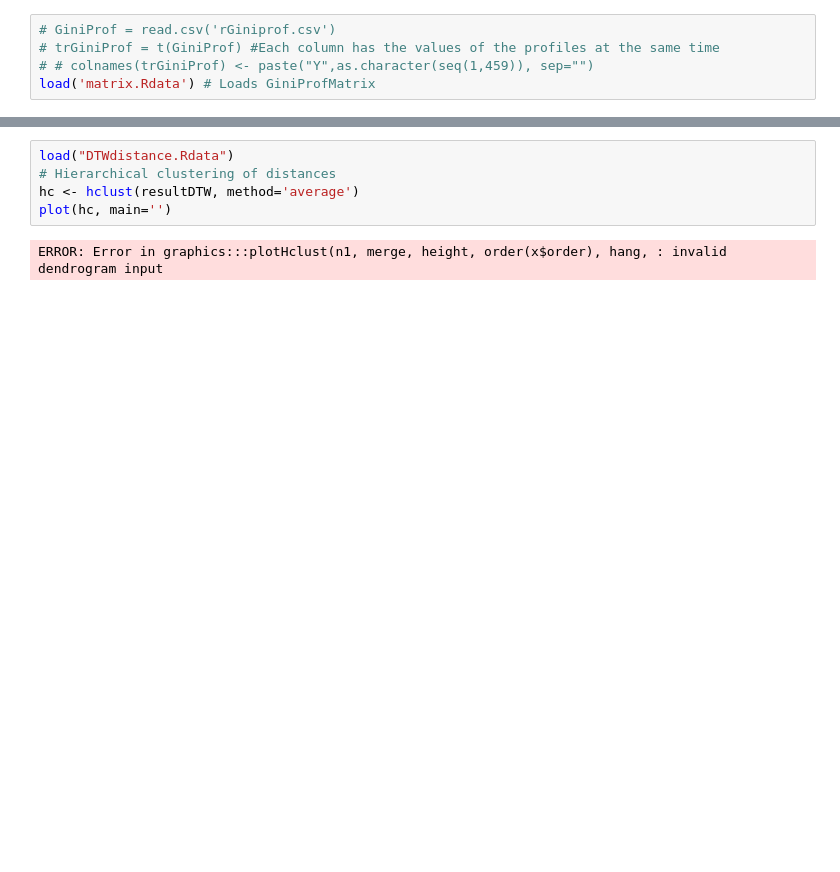
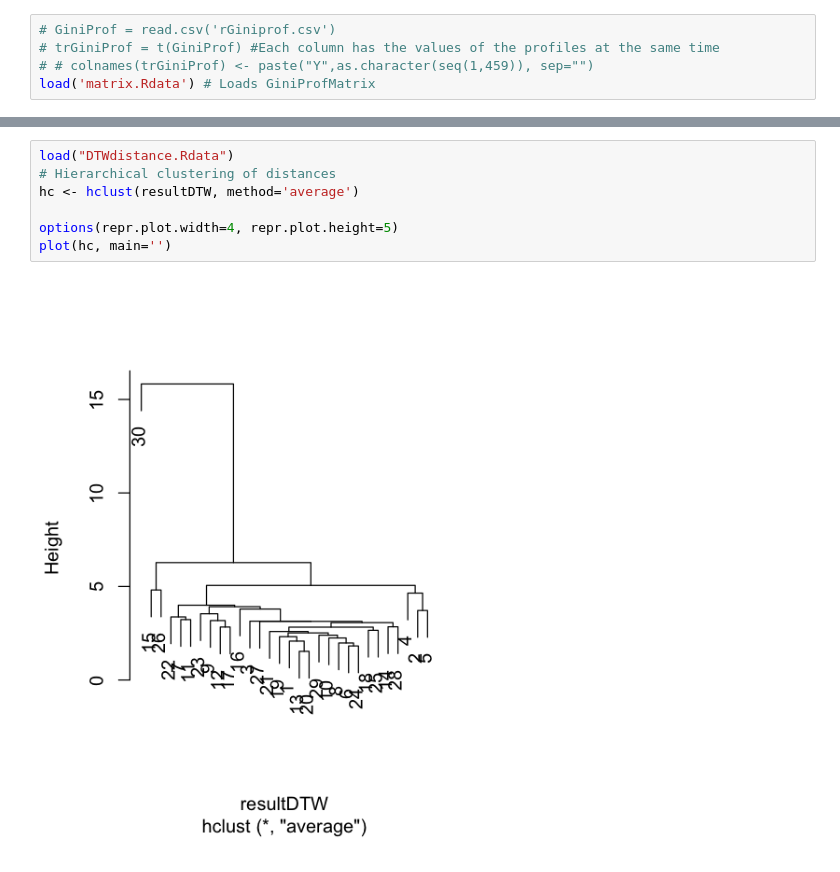
Before and after one commit to pastorenick/StressTest, a Jupyter notebook: Stress_analysis_grouping.ipynb, the cells around one changed output, grey strips where cells are left out. Saved outputs shown, nothing was run; the diff lists cells and outputs as text.

```diff
--- a/Stress_analysis_grouping.ipynb
+++ b/Stress_analysis_grouping.ipynb
@@ -82,8 +115,9 @@ save(resultDTW, file="DTWdistance.Rdata")
 # %%
 load("DTWdistance.Rdata")
 # Hierarchical clustering of distances
 hc <- hclust(resultDTW, method='average')
+
+options(repr.plot.width=4, repr.plot.height=5)
 plot(hc, main='')
 # %% [output]
-ERROR: Error in graphics:::plotHclust(n1, merge, height, order(x$order), hang, : invalid dendrogram input
-[figure, old version]
+[figure, new version]
```
Also changed, not shown: parts of 9 cells of this notebook, 1 other file.
